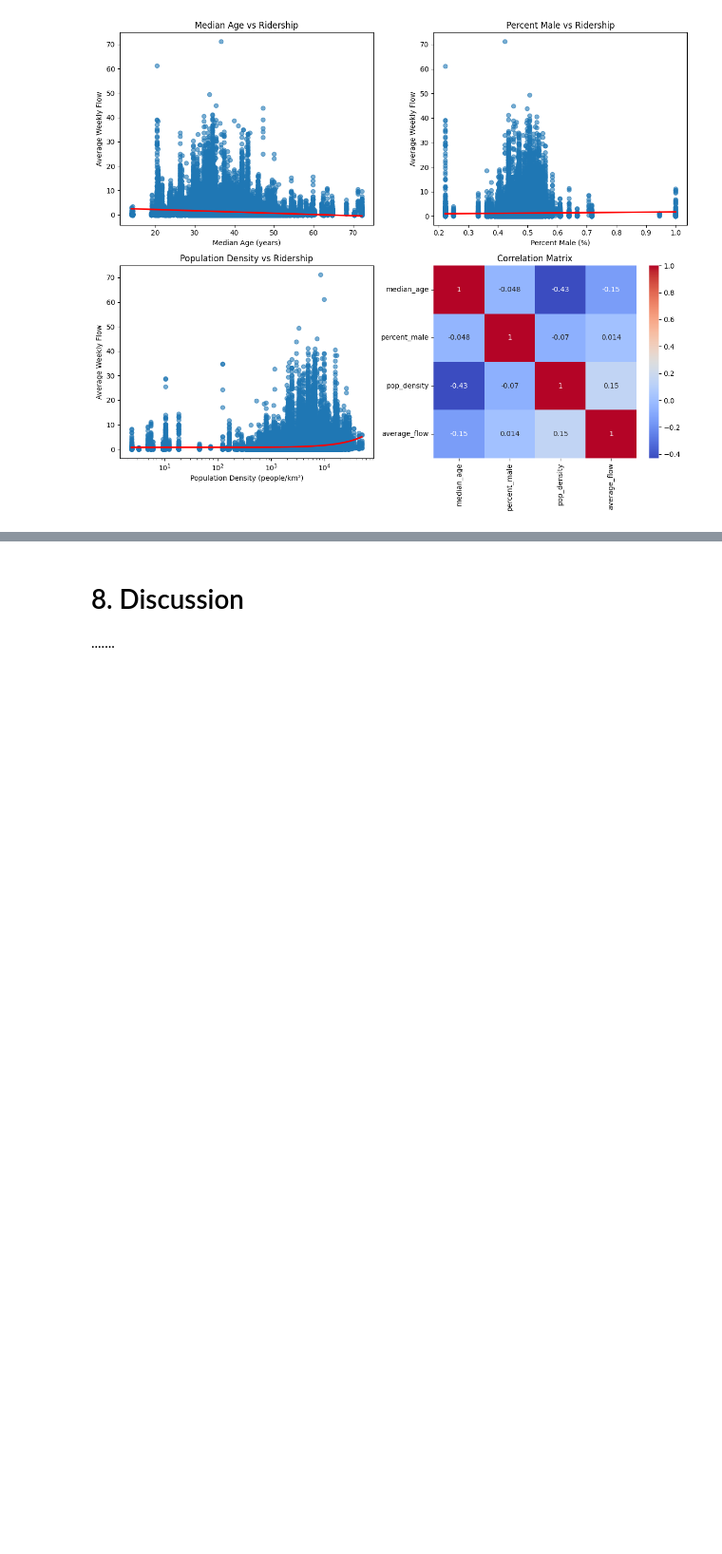
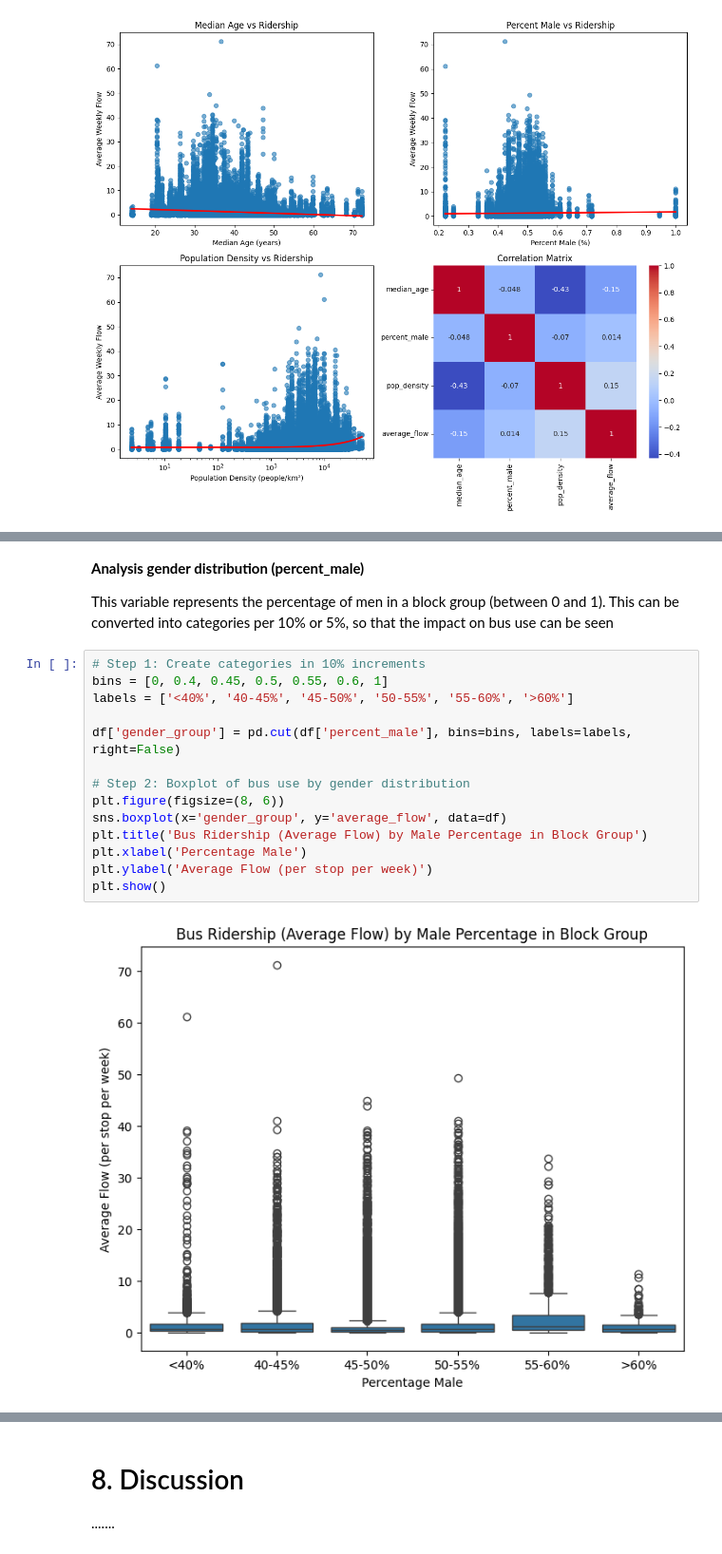
Before and after one commit to Mulhamomar/TIL6022_group10, a Jupyter notebook: TIL-6022 Bus Ridership.ipynb, the cells around one changed output, grey strips where cells are left out. Shown at 95% size. Drawn from its saved outputs; the diff is of its cells as text; blank space fills up the shorter version.

```diff
--- a/TIL-6022 Bus Ridership.ipynb
+++ b/TIL-6022 Bus Ridership.ipynb
@@ -425,0 +391,21 @@ strong multicollinearity or other numerical problems.
+# %% [markdown]
+**Analysis gender distribution (percent_male)**
+
+This variable represents the percentage of men in a block group (between 0 and 1).
+This can be converted into categories per 10% or 5%, so that the impact on bus use can be seen
+# %%
+# Step 1: Create categories in 10% increments
+bins = [0, 0.4, 0.45, 0.5, 0.55, 0.6, 1]
+labels = ['<40%', '40-45%', '45-50%', '50-55%', '55-60%', '>60%']
+
+df['gender_group'] = pd.cut(df['percent_male'], bins=bins, labels=labels, right=False)
+
+# Step 2: Boxplot of bus use by gender distribution
+plt.figure(figsize=(8, 6))
+sns.boxplot(x='gender_group', y='average_flow', data=df)
+plt.title('Bus Ridership (Average Flow) by Male Percentage in Block Group')
+plt.xlabel('Percentage Male')
+plt.ylabel('Average Flow (per stop per week)')
+plt.show()
+# %% [output]
+[figure, added]
```
Also changed, not shown: parts of 29 cells of this notebook.
